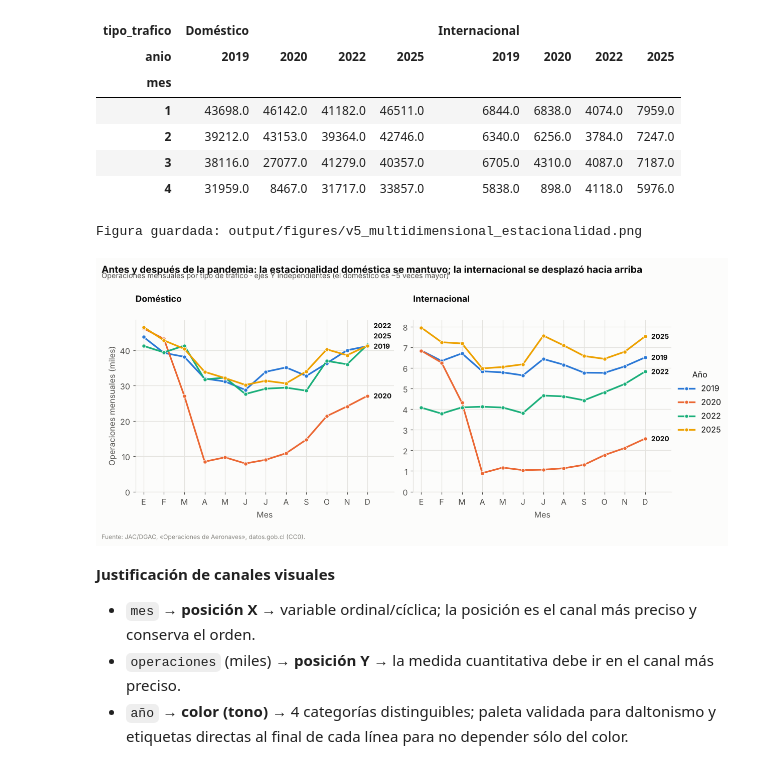
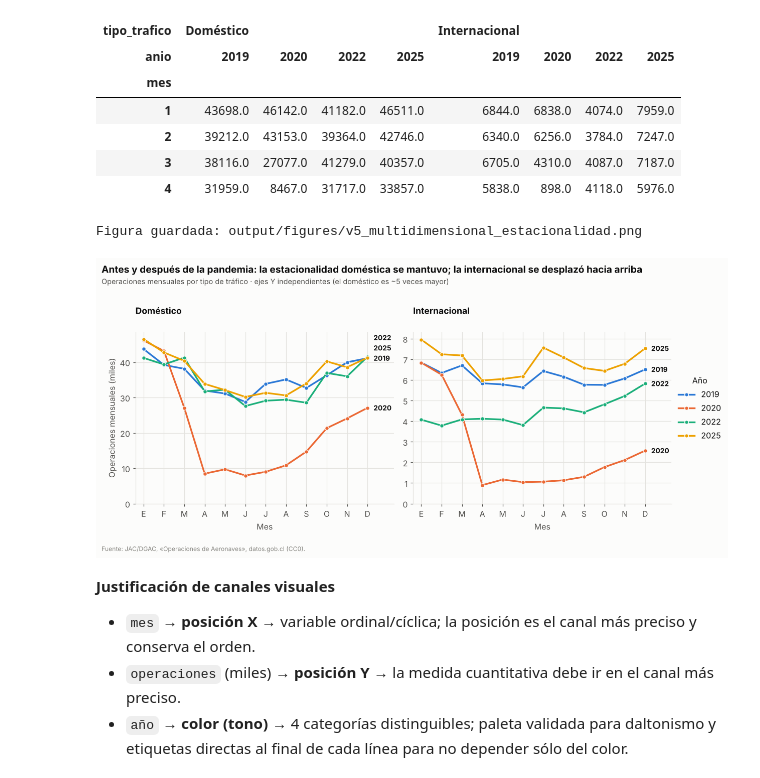
Before and after one commit to Felipepino1/visualizacion-transporte-zapata-urbina, a Jupyter notebook: notebooks/evaluacion02.ipynb, the cells around one changed output. Saved outputs shown, nothing was run; the diff lists cells and outputs as text; code cells hidden in the pictures.

```diff
--- a/notebooks/evaluacion02.ipynb
+++ b/notebooks/evaluacion02.ipynb
@@ -1150,35 +1150,35 @@ p5.pivot_table(index="mes", columns=["tipo_trafico", "anio"], values="n_operacio
 # %%
 colores_anio = dict(zip(map(str, anios_sel), [estilo.AZUL, estilo.NARANJO, estilo.AQUA, estilo.AMARILLO]))
 g = sns.relplot(data=p5, x="mes", y="miles_operaciones", hue="anio", col="tipo_trafico",
                 kind="line", palette=colores_anio, lw=2.2, marker="o", markersize=5,
                 markeredgecolor=estilo.SUPERFICIE, height=4.4, aspect=1.2,
                 facet_kws={"sharey": False}, legend=True)
 for ax, (trafico, d) in zip(g.axes.flat, p5.groupby("tipo_trafico")):
     # etiquetas directas al final de cada línea, separadas para que no se superpongan
     finales = (d[d["mes"] == 12].set_index("anio")["miles_operaciones"].sort_values())
     sep = finales.max() * 0.07
     posiciones, previo = {}, -np.inf
     for anio, y_fin in finales.items():
         previo = max(y_fin, previo + sep)
         posiciones[anio] = previo
     for anio, y_pos in posiciones.items():
         ax.text(12.3, y_pos, anio, color=estilo.TINTA, fontsize=9, va="center", fontweight="bold")
     ax.set_title(trafico, loc="left", fontsize=11.5)
     ax.set_xticks(range(1, 13), [m[0] for m in prep.MESES])
     ax.set_xlim(0.6, 13.3)
     ax.set_ylim(0, None)
     ax.set_xlabel("Mes")
 g.axes.flat[0].set_ylabel("Operaciones mensuales (miles)")
 g.legend.set_title("Año")
 g.figure.suptitle("Antes y después de la pandemia: la estacionalidad doméstica se mantuvo; "
-                  "la internacional se desplazó hacia arriba", x=0.01, ha="left", fontweight="bold", y=1.09)
-g.figure.text(0.01, 1.03, "Operaciones mensuales por tipo de tráfico · ejes Y independientes (el doméstico es ~5 veces mayor)",
+                  "la internacional se desplazó hacia arriba", x=0.01, ha="left", fontweight="bold", y=1.14)
+g.figure.text(0.01, 1.055, "Operaciones mensuales por tipo de tráfico · ejes Y independientes (el doméstico es ~5 veces mayor)",
               fontsize=9.5, color=estilo.TINTA_2)
 estilo.nota_fuente(g.figure)
 estilo.guardar(g.figure, "v5_multidimensional_estacionalidad", FIGURAS)
 # %% [output]
 Figura guardada: output/figures/v5_multidimensional_estacionalidad.png
-[figure, old version]
+[figure, new version]
 # %% [markdown]
 **Justificación de canales visuales**
 
```
Also changed, not shown: parts of 11 cells of this notebook, 3 other files.
